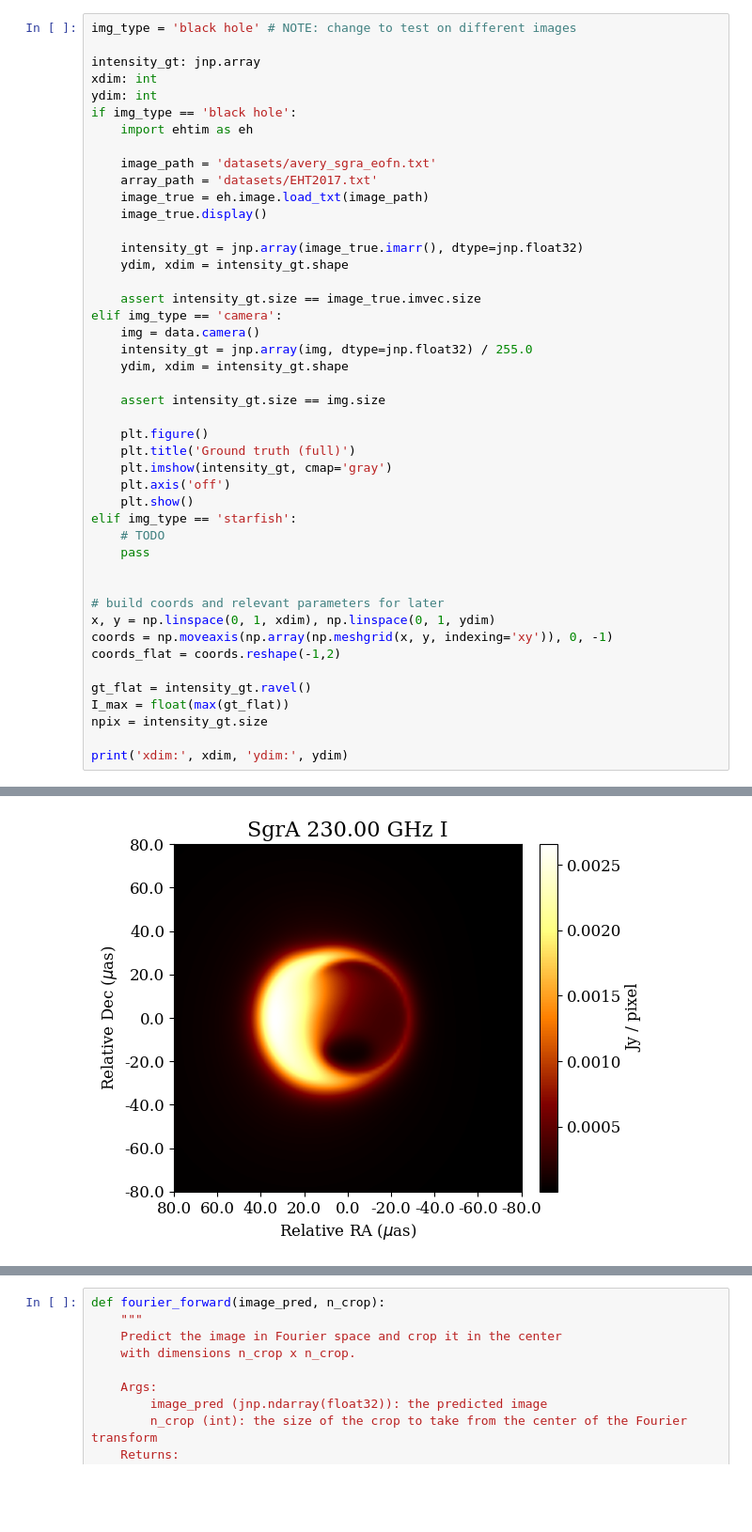
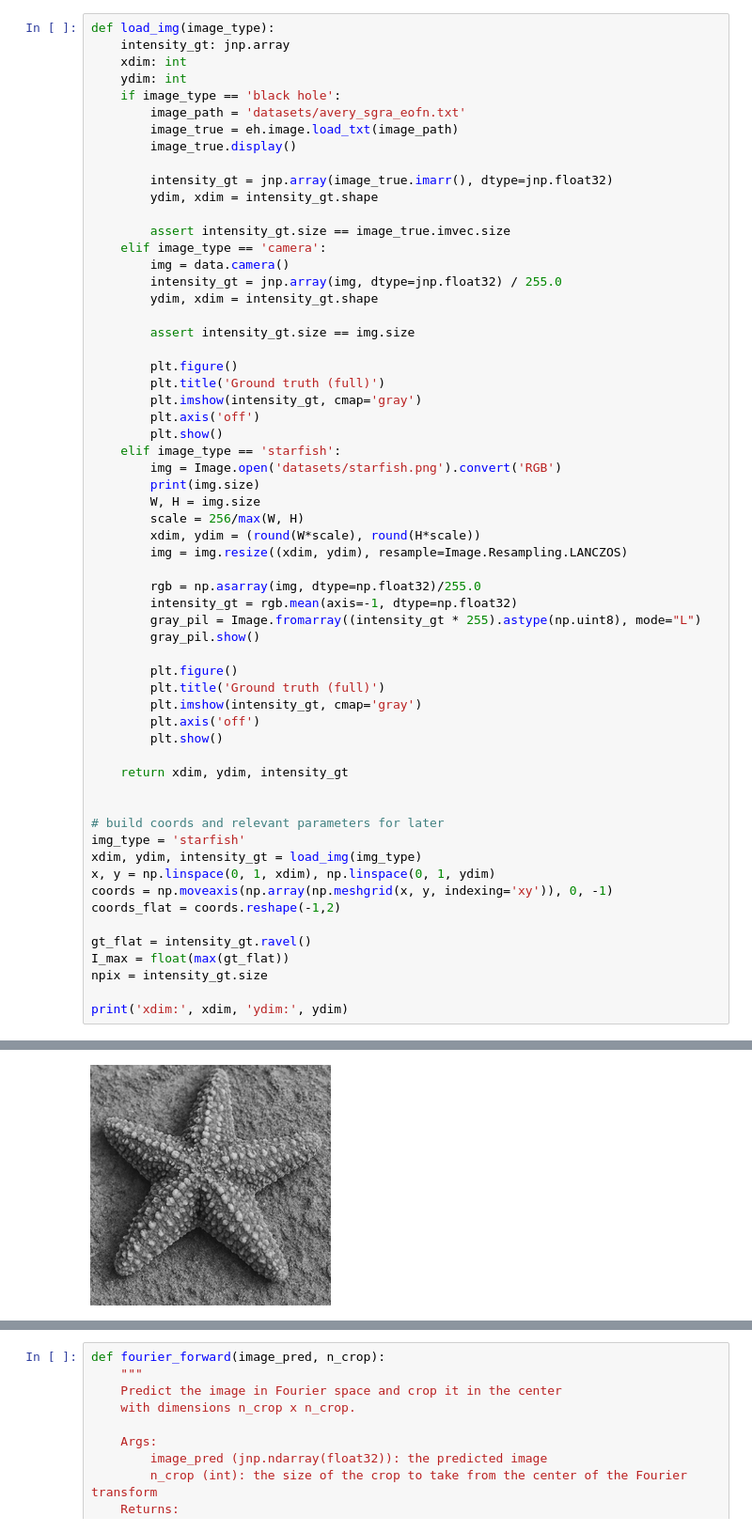
Before and after one commit to khyyle/caltech_surf_2025, a Jupyter notebook: bayes_rays_fourier.ipynb, the cells around one changed output, grey strips where cells are left out. Shown at 94% size. Drawn from its saved outputs; the diff is of its cells as text; blank space fills up the shorter version.

```diff
--- a/bayes_rays_fourier.ipynb
+++ b/bayes_rays_fourier.ipynb
@@ -17,39 +21,54 @@ from skimage import data
 # %%
-img_type = 'black hole' # NOTE: change to test on different images
+def load_img(image_type):
+    intensity_gt: jnp.array
+    xdim: int
+    ydim: int
+    if image_type == 'black hole':
+        image_path = 'datasets/avery_sgra_eofn.txt'
+        image_true = eh.image.load_txt(image_path)
+        image_true.display()
 
-intensity_gt: jnp.array
-xdim: int
-ydim: int
-if img_type == 'black hole':
-    import ehtim as eh
+        intensity_gt = jnp.array(image_true.imarr(), dtype=jnp.float32)
+        ydim, xdim = intensity_gt.shape
 
-    image_path = 'datasets/avery_sgra_eofn.txt'
-    array_path = 'datasets/EHT2017.txt'
-    image_true = eh.image.load_txt(image_path)
-    image_true.display()
+        assert intensity_gt.size == image_true.imvec.size
+    elif image_type == 'camera':
+        img = data.camera()
+        intensity_gt = jnp.array(img, dtype=jnp.float32) / 255.0
+        ydim, xdim = intensity_gt.shape
 
-    intensity_gt = jnp.array(image_true.imarr(), dtype=jnp.float32)
-    ydim, xdim = intensity_gt.shape
+        assert intensity_gt.size == img.size
 
-    assert intensity_gt.size == image_true.imvec.size
-elif img_type == 'camera':
-    img = data.camera()
-    intensity_gt = jnp.array(img, dtype=jnp.float32) / 255.0
-    ydim, xdim = intensity_gt.shape
+        plt.figure()
+        plt.title('Ground truth (full)')
+        plt.imshow(intensity_gt, cmap='gray')
+        plt.axis('off')
+        plt.show()
+    elif image_type == 'starfish':
+        img = Image.open('datasets/starfish.png').convert('RGB')
+        print(img.size)
+        W, H = img.size
+        scale = 256/max(W, H)
+        xdim, ydim = (round(W*scale), round(H*scale))
+        img = img.resize((xdim, ydim), resample=Image.Resampling.LANCZOS)
 
-    assert intensity_gt.size == img.size
+        rgb = np.asarray(img, dtype=np.float32)/255.0
+        intensity_gt = rgb.mean(axis=-1, dtype=np.float32)
+        gray_pil = Image.fromarray((intensity_gt * 255).astype(np.uint8), mode="L")
+        gray_pil.show()
 
-    plt.figure()
-    plt.title('Ground truth (full)')
-    plt.imshow(intensity_gt, cmap='gray')
-    plt.axis('off')
-    plt.show()
-elif img_type == 'starfish':
-    # TODO
-    pass
+        plt.figure()
+        plt.title('Ground truth (full)')
+        plt.imshow(intensity_gt, cmap='gray')
+        plt.axis('off')
+        plt.show()
+
+    return xdim, ydim, intensity_gt
 
 
 # build coords and relevant parameters for later
+img_type = 'starfish'
+xdim, ydim, intensity_gt = load_img(img_type)
 x, y = np.linspace(0, 1, xdim), np.linspace(0, 1, ydim)
 coords = np.moveaxis(np.array(np.meshgrid(x, y, indexing='xy')), 0, -1)
 coords_flat = coords.reshape(-1,2)
@@ -66 +83 @@ Loading text image:  datasets/avery_sgra_eofn.txt
-[figure, old version]
+[figure, new version]
```
Also changed, not shown: parts of 15 cells of this notebook, 49 other files.
